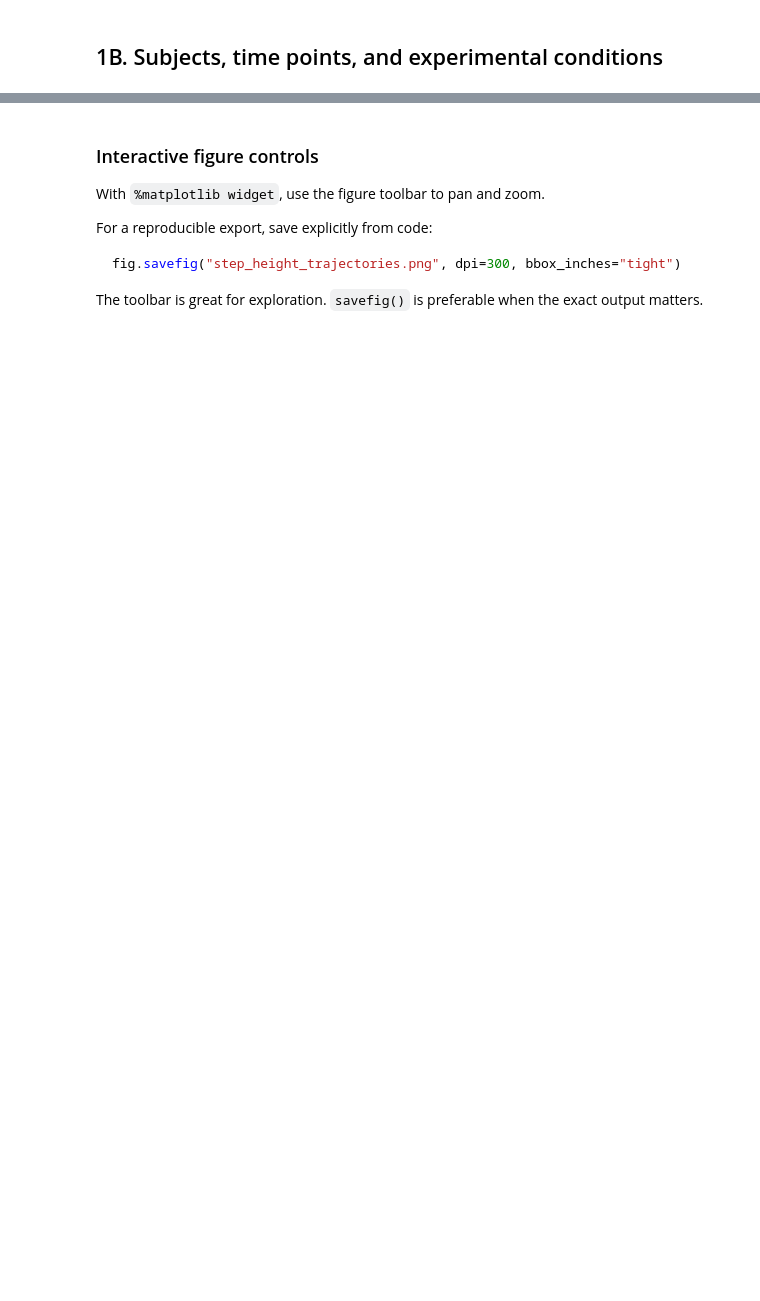
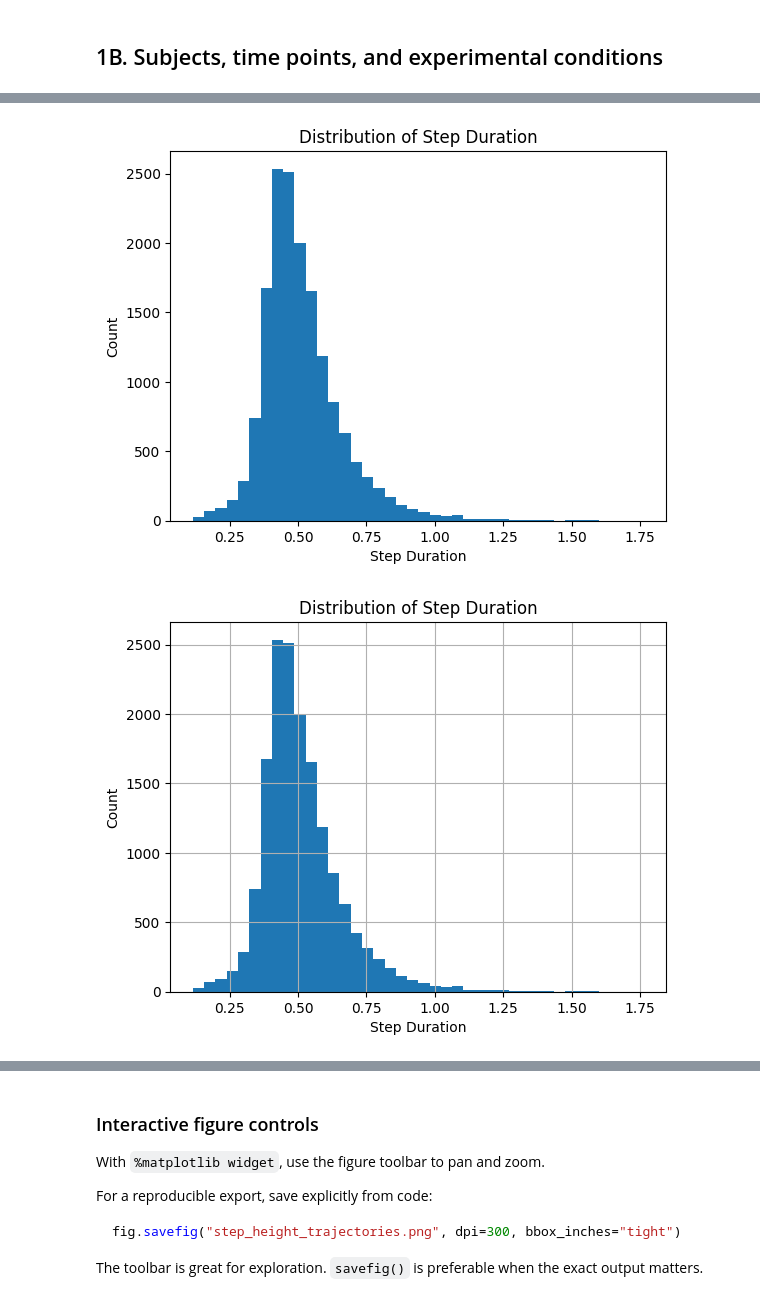
Before and after one commit to spencelab/spence-ml-ai-bme-course, a Jupyter notebook: notebooks/03_Mystery_Dataset_End_to_End_ML.ipynb, the cells around one changed output, grey strips where cells are left out. Saved outputs shown, nothing was run; the diff lists cells and outputs as text; code cells hidden in the pictures; blank space fills up the shorter version.

```diff
--- a/notebooks/03_Mystery_Dataset_End_to_End_ML.ipynb
+++ b/notebooks/03_Mystery_Dataset_End_to_End_ML.ipynb
@@ -131,6 +133,7 @@ candidate_paths = [
     Path("mystery_dataset_1.csv"),
     Path("data/mystery_dataset_1.csv"),
     Path("../data/mystery_dataset_1.csv"),
+    Path("/content/drive/MyDrive/mystery_dataset_1.csv")
 ]
 
 DATA_PATH = next((p for p in candidate_paths if p.exists()), None)
@@ -213,0 +306,28 @@ Which columns would you absolutely **not** give to a model if the goal were to g
+# %%
+# First let's do one manually, simply. Say step duration.
+# Step Duration histogram using Matplotlib directly
+%matplotlib inline
+plt.close("all")
+plt.hist(
+    df["Step_Duration"].dropna(),
+    bins=40
+)
+plt.xlabel("Step Duration")
+plt.ylabel("Count")
+plt.title("Distribution of Step Duration")
+plt.show()
+
+# Same idea using the pandas plotting method
+df["Step_Duration"].hist(
+    bins=40
+)
+plt.xlabel("Step Duration")
+plt.ylabel("Count")
+plt.title("Distribution of Step Duration")
+plt.show()
+
+# If you haven't played with histogram bin numbers before, now is the time!
+# What happens if you change the 40?
+# %% [output]
+[figure, added]
+[figure, added]
```
Also changed, not shown: parts of 27 cells of this notebook.
